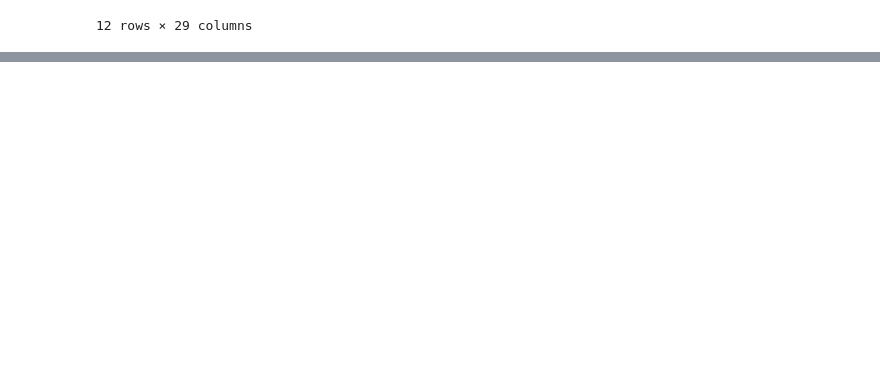
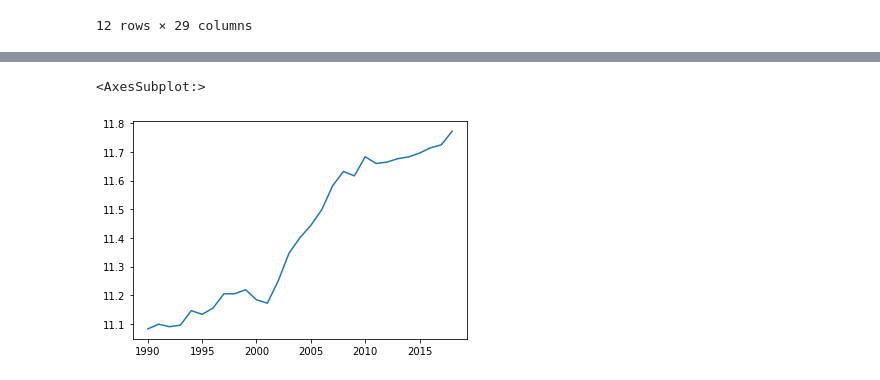
Before and after one commit to VitorHugoOli/Analise_Dados_Energetico, a Jupyter notebook: src/Aprendizado.ipynb, the cells around one changed output, grey strips where cells are left out. Drawn from its saved outputs; the diff is of its cells as text; code cells hidden in the pictures; blank space fills up the shorter version.

```diff
--- a/src/Aprendizado.ipynb
+++ b/src/Aprendizado.ipynb
@@ -81,0 +120,6 @@ sns.heatmap(Var_Corr, xticklabels=Var_Corr.columns, yticklabels=Var_Corr.columns
+# %%
+log = pd.Series(np.log(renew['Production (ktoe)']))
+log.plot()
+# %% [output]
+<AxesSubplot:>
+[figure, added]
```
Also changed, not shown: parts of 10 cells of this notebook.
